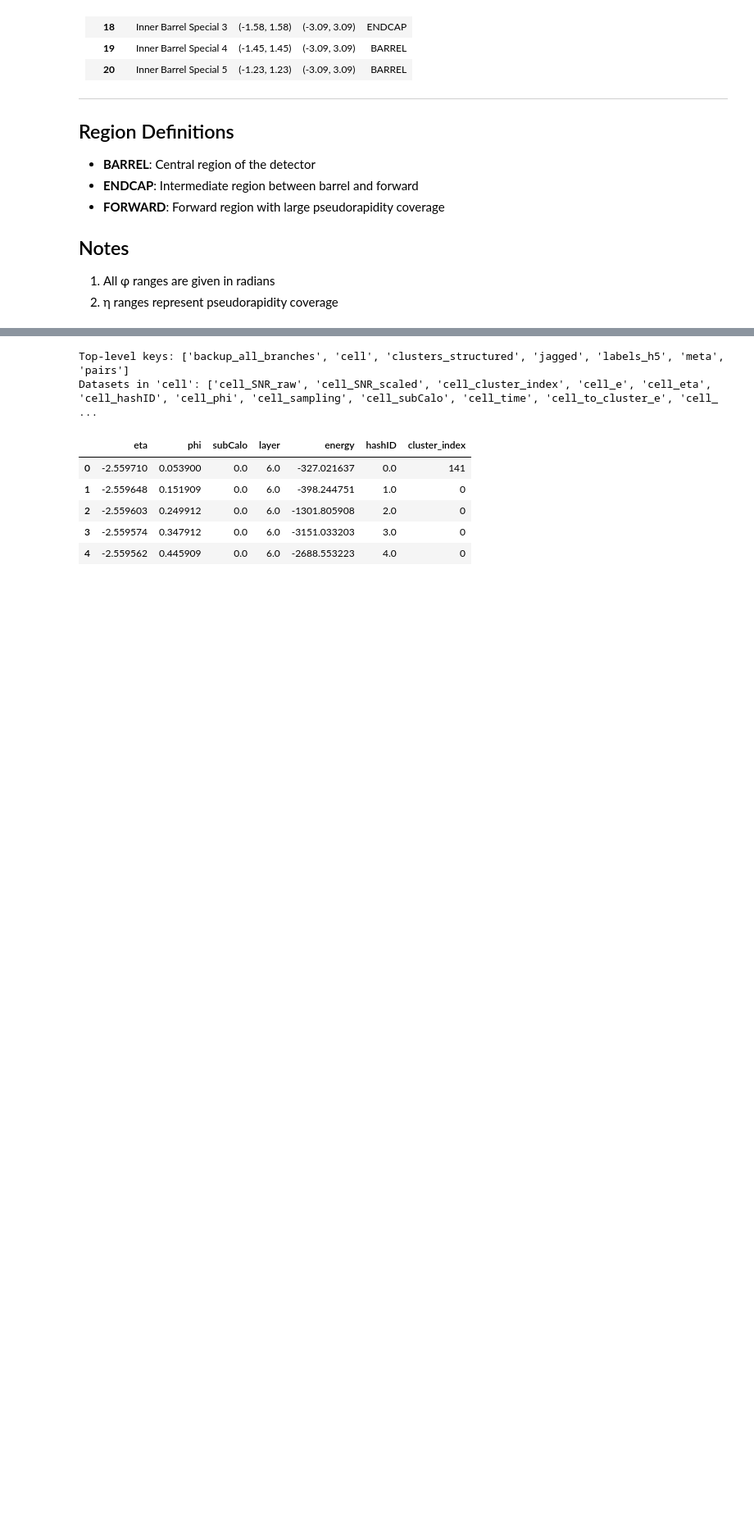
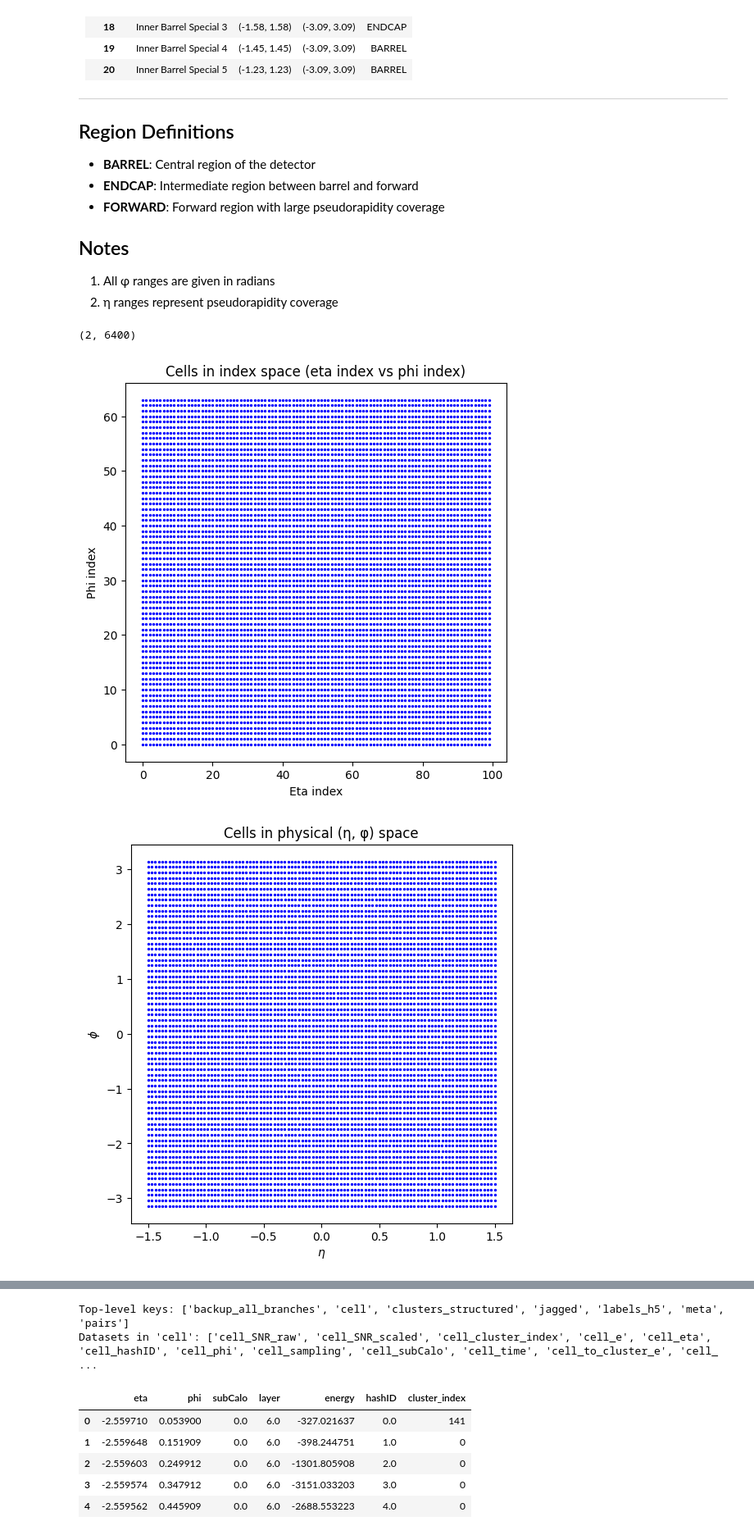
Before and after one commit to MoGhaznavi/HEPGNNGenerator, a Jupyter notebook: BuildingTheBinnings.ipynb, the cells around one changed output, grey strips where cells are left out. Shown at 82% size. Cells and saved outputs as stored; diff of their text form; code cells hidden in the pictures; blank space fills up the shorter version.

```diff
--- a/BuildingTheBinnings.ipynb
+++ b/BuildingTheBinnings.ipynb
@@ -65,3 +65,54 @@
 ## Notes
 1. All φ ranges are given in radians
 2. η ranges represent pseudorapidity coverage
+# %%
+import numpy as np
+import random
+import matplotlib.pyplot as plt
+n_eta = 100
+n_phi = 64
+eta_values = np.linspace(-1.5,1.5, n_eta)
+phi_values = np.linspace(-3.14,3.14, n_phi)
+eta_offset = np.random.random((n_phi, n_eta))/1000
+phi_offset = np.random.random((n_phi, n_eta))/1000
+cells_eta = np.tile(eta_values, (n_phi,1))+eta_offset
+cells_phi = np.tile(phi_values, (n_eta,1)).transpose()+phi_offset
+all_cells = np.stack((cells_eta, cells_phi)).reshape(2,64*100)
+print(all_cells.shape)
+
+plt.figure(figsize=(6, 6))
+
+for eta_idx in range(n_eta):
+    phi_indices = np.arange(n_phi)
+    eta_indices = np.full(n_phi, eta_idx)
+    plt.scatter(eta_indices, phi_indices, s=2, c="blue")
+
+plt.xlabel("Eta index")
+plt.ylabel("Phi index")
+plt.title("Cells in index space (eta index vs phi index)")
+plt.show()
+
+plt.figure(figsize=(6, 6))
+
+for eta_idx in range(n_eta):
+    plt.scatter(
+        cells_eta[:, eta_idx],
+        cells_phi[:, eta_idx],
+        s=2,
+        c="blue"
+    )
+
+plt.xlabel(r"$\eta$")
+plt.ylabel(r"$\phi$")
+plt.title("Cells in physical (η, φ) space")
+plt.show()
+
+print("Eta index 0:")
+print(cells_eta[:, 0].min(), cells_eta[:, 0].max())
+
+print("Phi range:")
+print(cells_phi.min(), cells_phi.max())
+# %% [output]
+(2, 6400)
+[figure, added]
+[figure, added]
```
Also changed, not shown: parts of 6 cells of this notebook.
